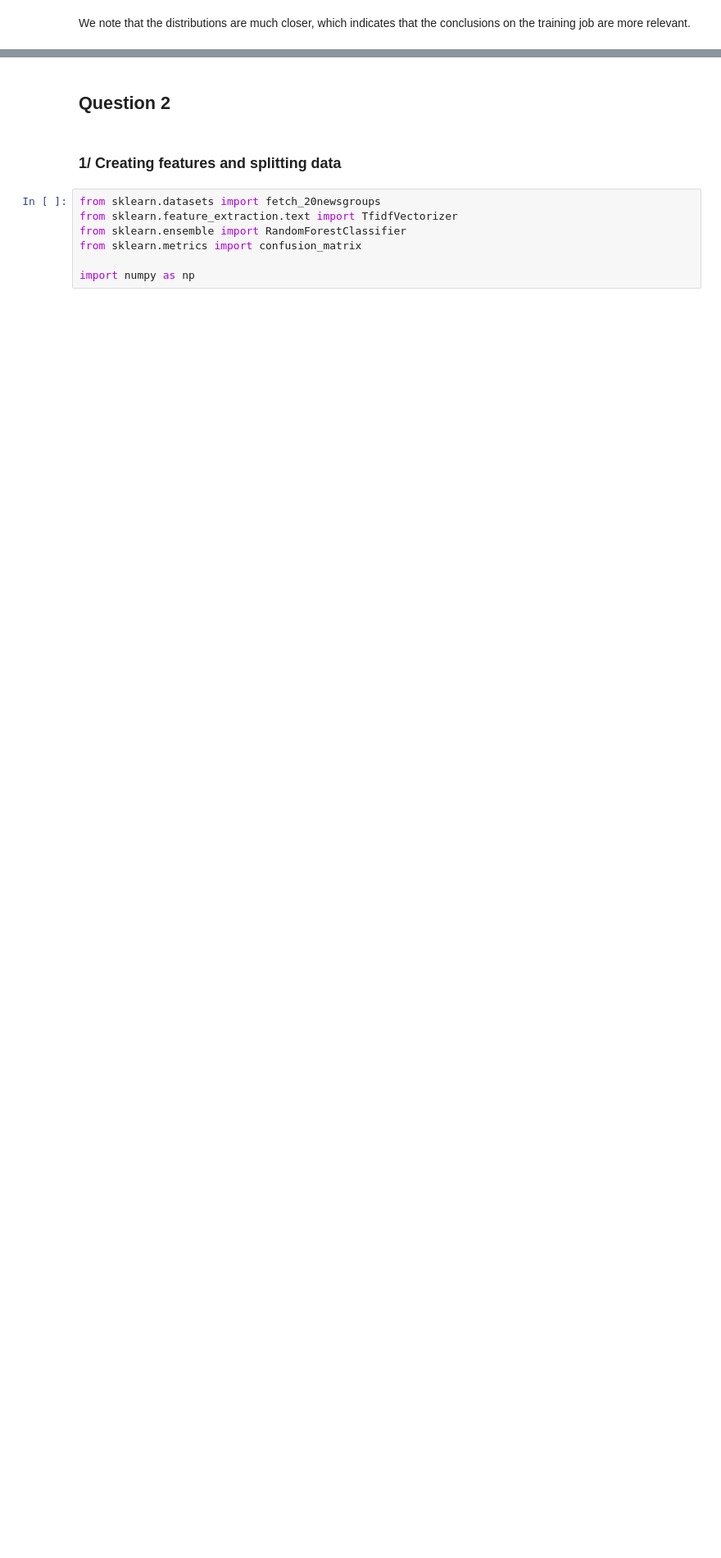
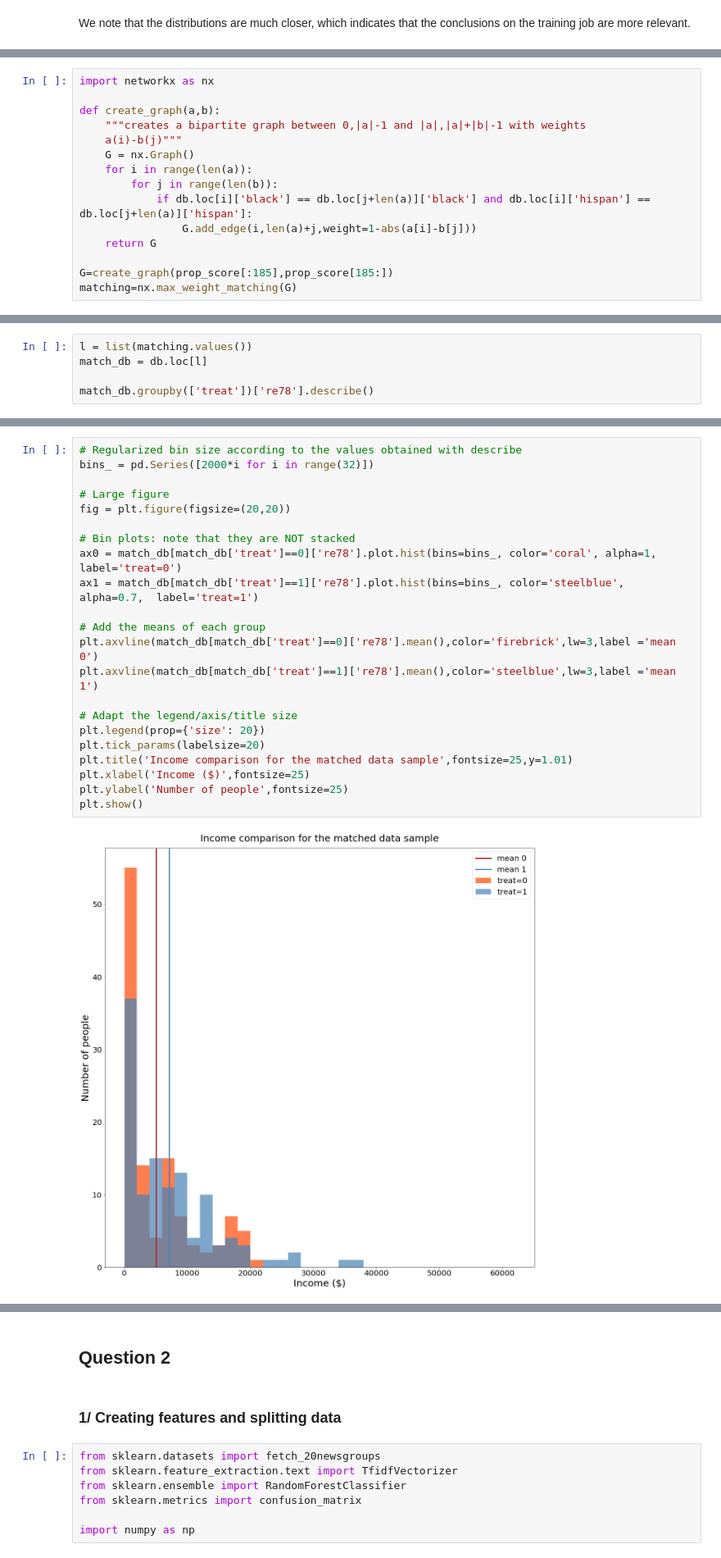
Before and after one commit to Redouane-Elghazi/ADA_ENPantouFLeS, a Jupyter notebook: HW4/hw4.ipynb, the cells around one changed output, grey strips where cells are left out. Shown at 82% size. Cells and saved outputs as stored; diff of their text form; blank space fills up the shorter version.

```diff
--- a/HW4/hw4.ipynb
+++ b/HW4/hw4.ipynb
@@ -435,0 +386,15 @@ We note that the distributions are much closer, which indicates that the conclus
+# %%
+import networkx as nx
+
+def create_graph(a,b):
+    """creates a bipartite graph between 0,|a|-1 and |a|,|a|+|b|-1 with weights
+    a(i)-b(j)"""
+    G = nx.Graph()
+    for i in range(len(a)):
+        for j in range(len(b)):
+            if db.loc[i]['black'] == db.loc[j+len(a)]['black'] and db.loc[i]['hispan'] == db.loc[j+len(a)]['hispan']:
+                G.add_edge(i,len(a)+j,weight=1-abs(a[i]-b[j]))
+    return G
+
+G=create_graph(prop_score[:185],prop_score[185:])
+matching=nx.max_weight_matching(G)
@@ -435,0 +419,5 @@ We note that the distributions are much closer, which indicates that the conclus
+# %%
+l = list(matching.values())
+match_db = db.loc[l]
+
+match_db.groupby(['treat'])['re78'].describe()
@@ -435,0 +429,24 @@ We note that the distributions are much closer, which indicates that the conclus
+# %%
+# Regularized bin size according to the values obtained with describe
+bins_ = pd.Series([2000*i for i in range(32)])
+
+# Large figure
+fig = plt.figure(figsize=(20,20))
+
+# Bin plots: note that they are NOT stacked
+ax0 = match_db[match_db['treat']==0]['re78'].plot.hist(bins=bins_, color='coral', alpha=1, label='treat=0')
+ax1 = match_db[match_db['treat']==1]['re78'].plot.hist(bins=bins_, color='steelblue', alpha=0.7,  label='treat=1')
+
+# Add the means of each group
+plt.axvline(match_db[match_db['treat']==0]['re78'].mean(),color='firebrick',lw=3,label ='mean 0')
+plt.axvline(match_db[match_db['treat']==1]['re78'].mean(),color='steelblue',lw=3,label ='mean 1')
+
+# Adapt the legend/axis/title size
+plt.legend(prop={'size': 20})
+plt.tick_params(labelsize=20)
+plt.title('Income comparison for the matched data sample',fontsize=25,y=1.01)
+plt.xlabel('Income ($)',fontsize=25)
+plt.ylabel('Number of people',fontsize=25)
+plt.show()
+# %% [output]
+[figure, added]
```
Also changed, not shown: parts of 21 cells of this notebook.
